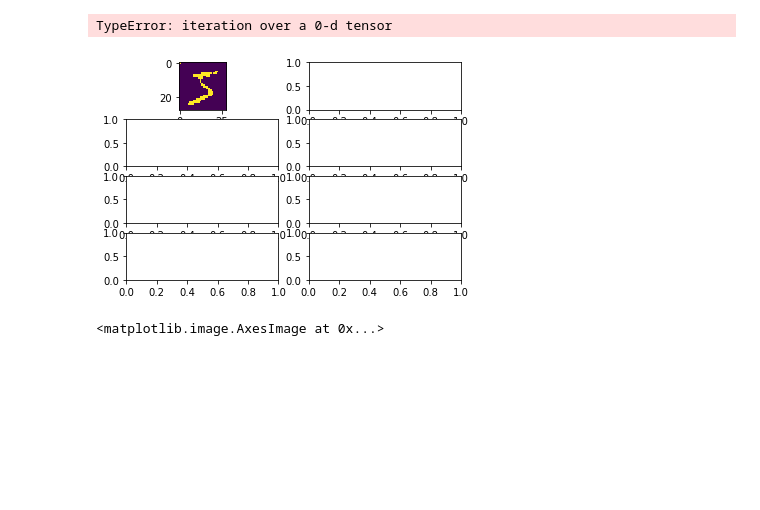
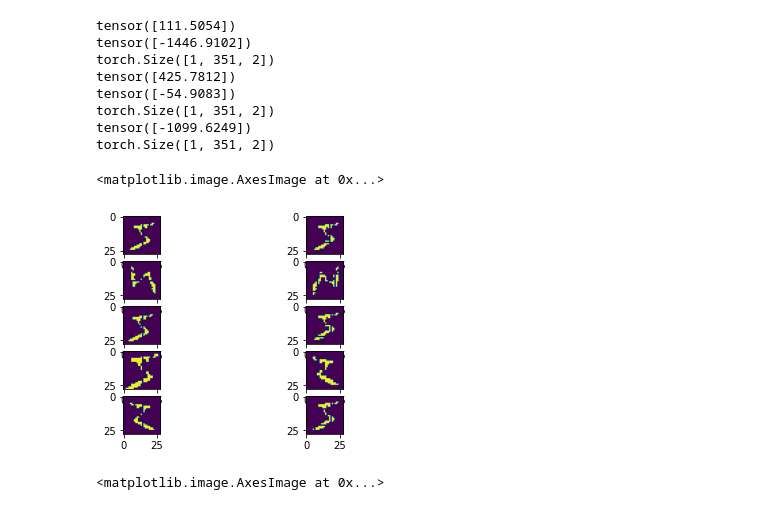
Before and after one commit to davemeijdam/map-generalization-thesis-2021, a Jupyter notebook: notebooks/moments_.ipynb, the cells around one changed output. Saved outputs shown, nothing was run; the diff lists cells and outputs as text; code cells hidden in the pictures; blank space fills up the shorter version.

```diff
--- a/notebooks/moments_.ipynb
+++ b/notebooks/moments_.ipynb
@@ -43,12 +44,13 @@ def plot_preprocessing(xy):
     matrix = np.zeros(784)
 
     for x, y in xy[0]:
-        #x = int(x)+14
-        #y = int(y)+14
-        x = int(x)
-        y = int(y)
-        index = int(x*28+y)
-        matrix[index] = 1
+        if (x!=MAGIC_NUMBER) & (y!=MAGIC_NUMBER):
+            x = int(x)+14
+            y = int(y)+14
+            #x = int(x)
+            #y = int(y)
+            index = int(x*28+y)
+            matrix[index] = 1
 
     img_size = int(math.sqrt(784))
     return np.reshape(matrix, (img_size, img_size))
@@ -111,15 +128,15 @@ default = dataset1[0][0]
 rotated = dataset2[0][0]
 translated = dataset3[0][0]
 scaled = dataset4[0][0]
+flipped = dataset5[0][0]
 # %%
 def moment(xy, p, q):
-    x = xy[:, :, 0]
-    y = xy[:, :, 1]
-    x = x.pow(p) * (x != 0)
-    y = y.pow(q) * (y != 0)
+    x = xy[:,:, 0]
+    y = xy[:,:, 1]
+    x = x.pow(p) * (x != MAGIC_NUMBER)
+    y = y.pow(q) * (y != MAGIC_NUMBER)
     M = (x * y).sum(-1)
     return M
-
 
 def c_mass(xy):
     mass = moment(xy, 0, 0)
@@ -129,10 +146,10 @@ def c_mass(xy):
 
 def mu(xy, p, q):
     m = c_mass(xy)
-    x = xy[:, :, 0]
-    y = xy[:, :, 1]
-    x = (x - m[:, 0]).pow(p) * (x != 0)
-    y = (y - m[:, 1]).pow(q) * (y != 0)
+    x = xy[:, 0]
+    y = xy[:, 1]
+    x = (x - m[:, 0]).pow(p) * (x != MAGIC_NUMBER)
+    y = (y - m[:, 1]).pow(q) * (y != MAGIC_NUMBER)
     M = (x * y).sum(-1)
     return M
 
@@ -197,20 +233,31 @@ def canonical_transformation(xy, original=None):
 # %%
-figure, axis = plt.subplots(4, 2)
+figure, axis = plt.subplots(5, 2)
 
 axis[0, 0].imshow(plot_preprocessing(default))
-axis[0, 1].imshow(plot_preprocessing1(canonical_transformation(default, default)))
+axis[0, 1].imshow(plot_preprocessing(canonical_transformation(default, default)))
 
 axis[1, 0].imshow(plot_preprocessing(rotated))
-axis[1, 1].imshow(plot_preprocessing1(canonical_transformation(rotated, default)))
+axis[1, 1].imshow(plot_preprocessing(canonical_transformation(rotated, default)))
 
 axis[2, 0].imshow(plot_preprocessing(translated))
-axis[2, 1].imshow(plot_preprocessing1(canonical_transformation(translated, default)))
+axis[2, 1].imshow(plot_preprocessing(canonical_transformation(translated, default)))
 
 axis[3, 0].imshow(plot_preprocessing(scaled))
-axis[3, 1].imshow(plot_preprocessing1(canonical_transformation(scaled, default)))
+axis[3, 1].imshow(plot_preprocessing(canonical_transformation(scaled, default)))
+
+axis[4, 0].imshow(plot_preprocessing(flipped))
+axis[4, 1].imshow(plot_preprocessing(canonical_transformation(flipped, default)))
 # %% [output]
-TypeError: iteration over a 0-d tensor
+tensor([111.5054])
+tensor([-1446.9102])
+torch.Size([1, 351, 2])
+tensor([425.7812])
+tensor([-54.9083])
+torch.Size([1, 351, 2])
+tensor([-1099.6249])
+torch.Size([1, 351, 2])
+<matplotlib.image.AxesImage at 0x...>
-[figure, old version]
+[figure, new version]
 # %%
 def rot(xy, angle):
     m = c_mass(xy)
```
Also changed, not shown: parts of 6 cells of this notebook, 1 other file.
